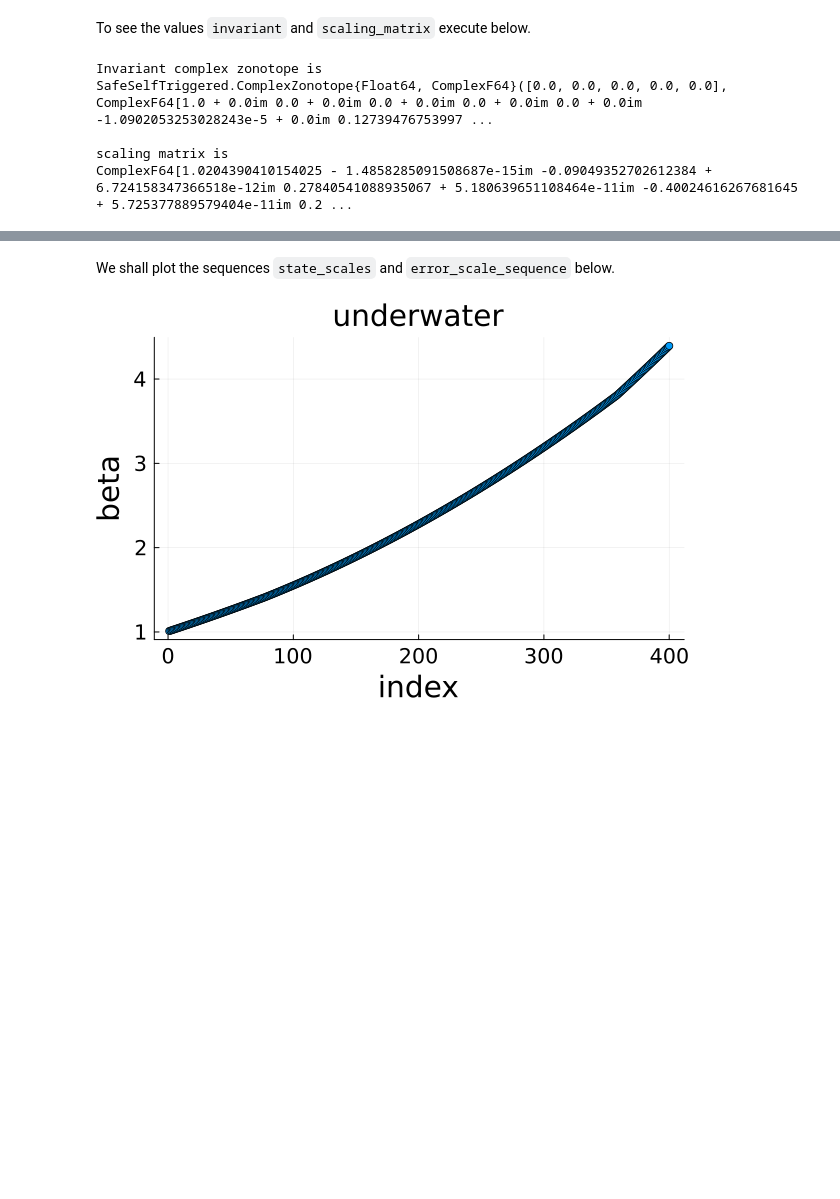
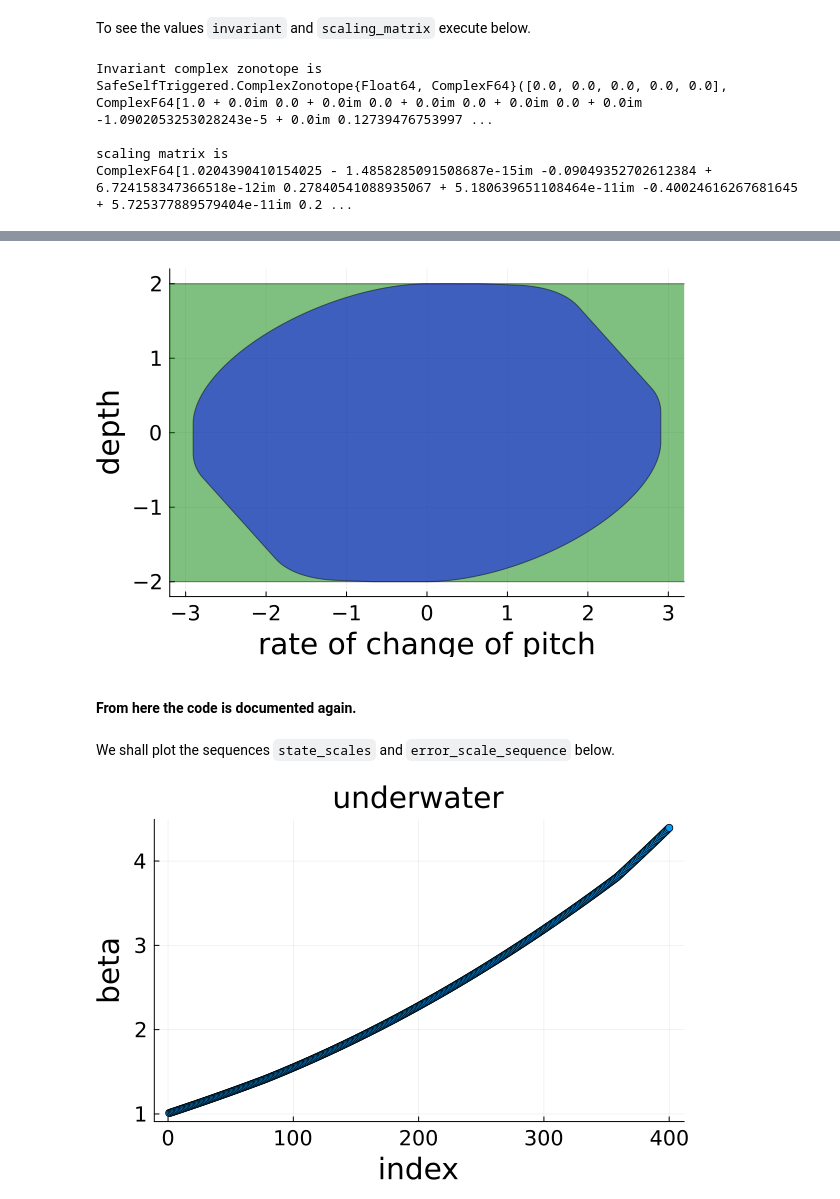
Before and after one commit to asarvind/SafeSelfTriggered.jl, a Jupyter notebook: docs/tutorial.ipynb, the cells around one changed output, grey strips where cells are left out. Saved outputs shown, nothing was run; the diff lists cells and outputs as text; code cells hidden in the pictures; blank space fills up the shorter version.

```diff
--- a/docs/tutorial.ipynb
+++ b/docs/tutorial.ipynb
@@ -150,3 +269,25 @@ ComplexF64[1.0204390410154025 - 1.4858285091508687e-15im -0.09049352702612384 +
+# %%
+#=
+Note: Undocumented code
+=#
+Z = [sdl.invariant]
+dim1 = 3 # X-axis dimension index
+dim2 = 4 # Y-axis dimension index
+legendfontsize = 30
+xlabel = "rate of change of pitch"
+ylabel = "depth"
+cons = constraints_list(T[:, [dim1, dim2]], [1.0, 1.0])
+safe_set = HPolyhedron(cons)
+inv34fig = plot()
+plot!(inv34fig, safe_set, color = "green", label = "Safe set", legendfontsize = legendfontsize)
+inv34fig = plot_zonotopes(Z, dim1, dim2, p = inv34fig, labels = ["Invariant set"], legendfontsize = legendfontsize, xlabel = xlabel, ylabel = ylabel, setlegend = false);
+savefig(inv34fig, "~/Downloads/invariant34.png")
+display(inv34fig)
+println()
+# %% [output]
+[figure, added]
+# %% [markdown]
+#### From here the code is documented again.
 # %% [markdown]
 We shall plot the sequences `state_scales` and `error_scale_sequence` below.
 # %%
```
Also changed, not shown: parts of 27 cells of this notebook, 1 other file.
